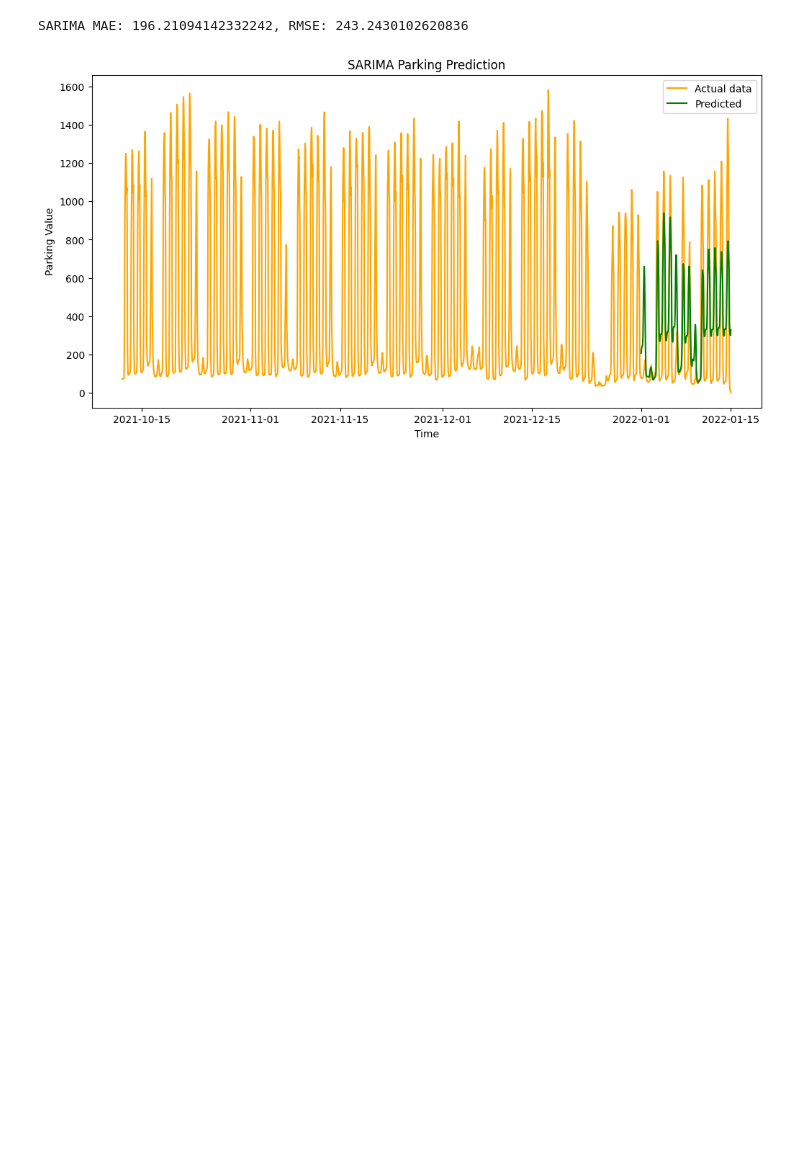
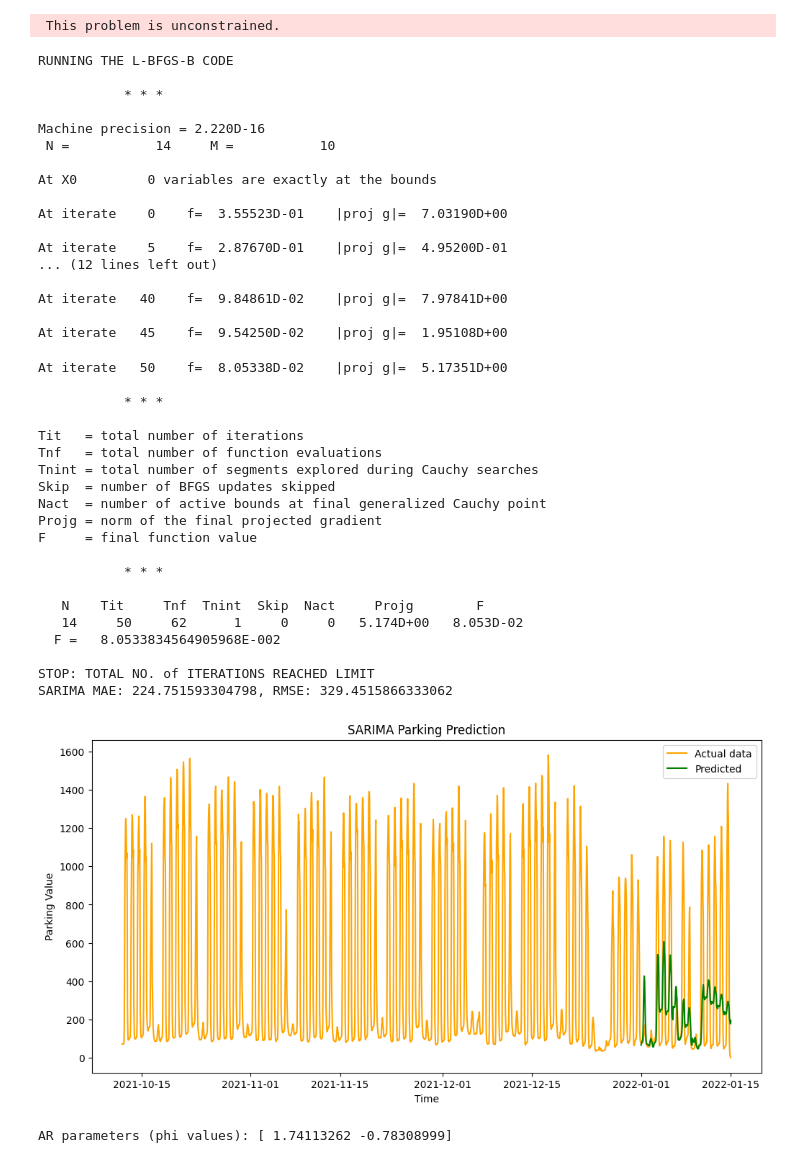
Before and after one commit to vsjostro/parking-prediction, a Jupyter notebook: good/sarima_final.ipynb, the cells around one changed output. Saved outputs shown, nothing was run; the diff lists cells and outputs as text; code cells hidden in the pictures; blank space fills up the shorter version.

Commit message:
fixed seed issues, added plot loss analysis

```diff
--- a/good/sarima_final.ipynb
+++ b/good/sarima_final.ipynb
@@ -68,19 +68,63 @@ def plot_results(train_data, test_data, predictions):
 # %%
 # Main script
 if __name__ == "__main__":
-    filepath = '../data/parking_time_series_with_features_1_hour.csv' # Using 1 hour data for SARIMA because shorter sampling intervals gave worse results
+    filepath = '../preprocess/parking_time_series_with_features_1_hour.csv' # Using 1 hour data for SARIMA because shorter sampling intervals gave worse results
     df_hourly = load_and_preprocess_data(filepath)
     df_hourly = make_stationary(df_hourly, rolling_window=24)
     end_date = datetime(2022, 1, 1)
     train_data, test_data = split_data(df_hourly, end_date)
     exogenous_features = ["day_of_year", "weekday", "hour", "is_holiday"]
-    sarima_order = (4, 0, 2)
+    sarima_order = (2, 0, 5)
     seasonal_order = (1, 0, 1, 24)
     sarima_model = fit_sarima_model(train_data, exogenous_features, sarima_order, seasonal_order)
     predictions = make_predictions(sarima_model, test_data, exogenous_features)
     mae, rmse = calculate_metrics(test_data['Parkings'], predictions)
     print(f'SARIMA MAE: {mae}, RMSE: {rmse}')
     plot_results(train_data, test_data, predictions)
 # %% [output]
-SARIMA MAE: 196.21094142332242, RMSE: 243.2430102620836
+ This problem is unconstrained.
+RUNNING THE L-BFGS-B CODE
+
+           * * *
+
+Machine precision = 2.220D-16
+ N =           14     M =           10
+
+At X0         0 variables are exactly at the bounds
+
+At iterate    0    f=  3.55523D-01    |proj g|=  7.03190D+00
+
+At iterate    5    f=  2.87670D-01    |proj g|=  4.95200D-01
+... (12 lines left out)
+
+At iterate   40    f=  9.84861D-02    |proj g|=  7.97841D+00
+
+At iterate   45    f=  9.54250D-02    |proj g|=  1.95108D+00
+At iterate   50    f=  8.05338D-02    |proj g|=  5.17351D+00
+
+           * * *
+
+Tit   = total number of iterations
+Tnf   = total number of function evaluations
+Tnint = total number of segments explored during Cauchy searches
+Skip  = number of BFGS updates skipped
+Nact  = number of active bounds at final generalized Cauchy point
+Projg = norm of the final projected gradient
+F     = final function value
+
+           * * *
+
+   N    Tit     Tnf  Tnint  Skip  Nact     Projg        F
+   14     50     62      1     0     0   5.174D+00   8.053D-02
+  F =   8.0533834564905968E-002
+
+STOP: TOTAL NO. of ITERATIONS REACHED LIMIT
+SARIMA MAE: 224.751593304798, RMSE: 329.4515866333062
-[figure, old version]
+[figure, new version]
+# %%
+
+# Extract the AR parameters (phi values)
+ar_params = sarima_model.arparams
+print("AR parameters (phi values):", ar_params)
+# %% [output]
+AR parameters (phi values): [ 1.74113262 -0.78308999]
```
Also changed, not shown: parts of 1 cell of this notebook, 13 other files.
